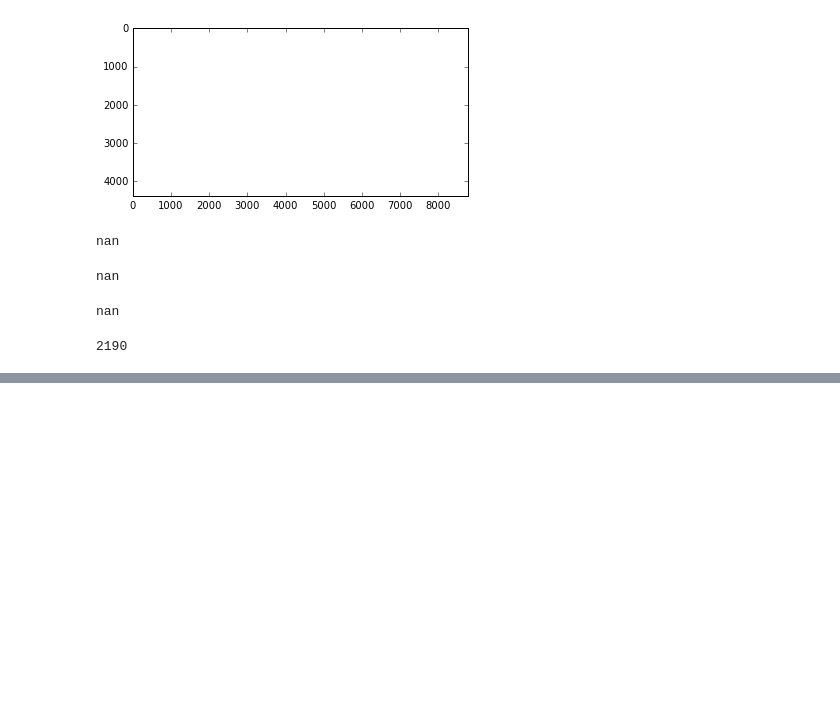
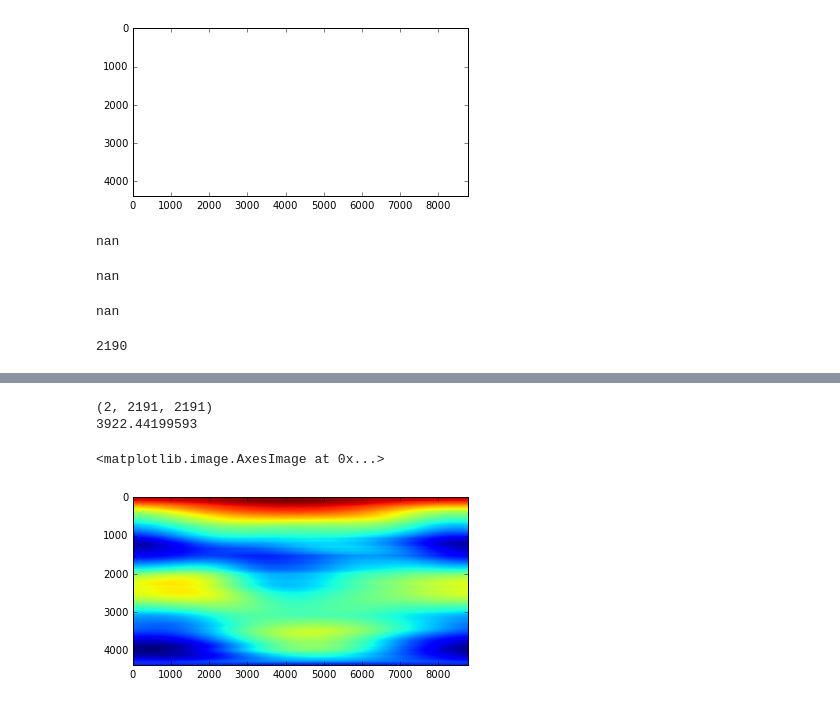
Before and after one commit to korin-worm-code/GravityTomo, a Jupyter notebook: GravTomo.ipynb, the cells around one changed output, grey strips where cells are left out. Cells and saved outputs as stored; diff of their text form; code cells hidden in the pictures; blank space fills up the shorter version.

```diff
--- a/GravTomo.ipynb
+++ b/GravTomo.ipynb
@@ -161,0 +176,16 @@ sht.classes.DHGrid
+# %%
+convolved = rpm_2D_SH[0,:,0] * coeffs
+print convolved.shape
+convolved_c20 = convolved[0,2,0]
+print convolved_c20
+convolved[0,2,0] = 0.
+# %% [output]
+(2, 2191, 2191)
+3922.44199593
+# %%
+tomo_r1 = sht.MakeGridDH(convolved,sampling=2,csphase=1)
+# %%
+plt.imshow(tomo_r1)
+# %% [output]
+<matplotlib.image.AxesImage at 0x...>
+[figure, added]
```
Also changed, not shown: parts of 16 cells of this notebook.
